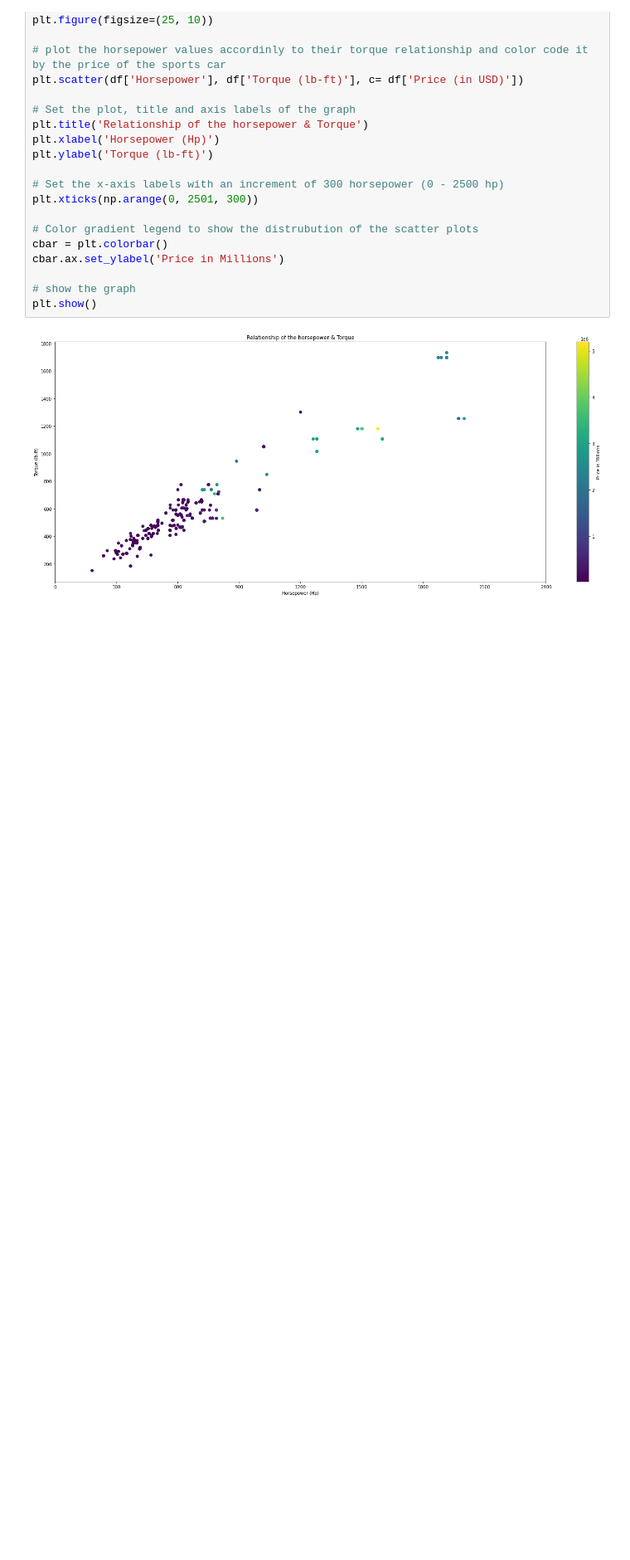
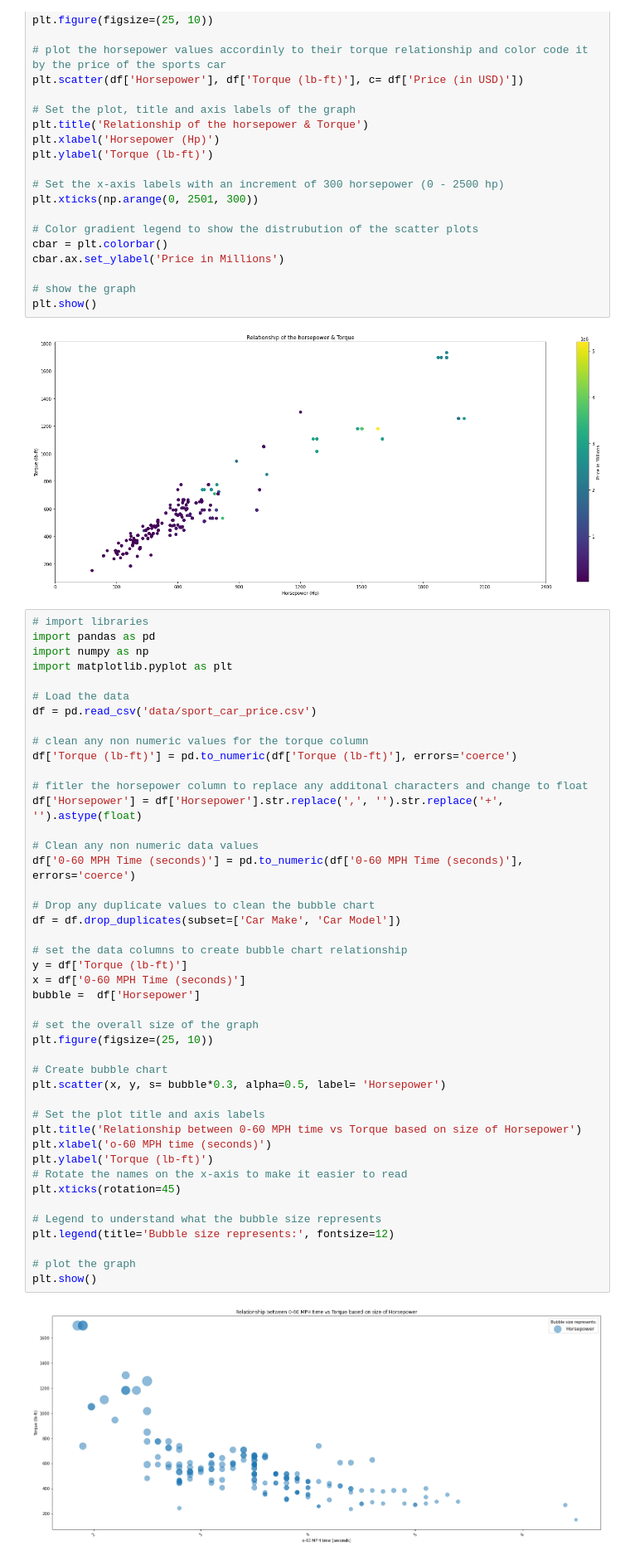
Before and after one commit to NishTewari/Data-Visualization-Project, a Jupyter notebook: Project.ipynb, the cells around one changed output. Shown at 83% size. Cells and saved outputs as stored; diff of their text form; blank space fills up the shorter version.

Commit message:
create bubble chart graph

```diff
--- a/Project.ipynb
+++ b/Project.ipynb
@@ -208,3 +170,49 @@ cbar.ax.set_ylabel('Price in Millions')
 plt.show()
 # %% [output]
 [figure]
+# %%
+# import libraries
+import pandas as pd
+import numpy as np
+import matplotlib.pyplot as plt
+
+# Load the data
+df = pd.read_csv('data/sport_car_price.csv')
+
+# clean any non numeric values for the torque column
+df['Torque (lb-ft)'] = pd.to_numeric(df['Torque (lb-ft)'], errors='coerce')
+
+# fitler the horsepower column to replace any additonal characters and change to float
+df['Horsepower'] = df['Horsepower'].str.replace(',', '').str.replace('+', '').astype(float)
+
+# Clean any non numeric data values
+df['0-60 MPH Time (seconds)'] = pd.to_numeric(df['0-60 MPH Time (seconds)'], errors='coerce')
+
+# Drop any duplicate values to clean the bubble chart
+df = df.drop_duplicates(subset=['Car Make', 'Car Model'])
+
+# set the data columns to create bubble chart relationship
+y = df['Torque (lb-ft)']
+x = df['0-60 MPH Time (seconds)']
+bubble =  df['Horsepower']
+
+# set the overall size of the graph
+plt.figure(figsize=(25, 10))
+
+# Create bubble chart
+plt.scatter(x, y, s= bubble*0.3, alpha=0.5, label= 'Horsepower')
+
+# Set the plot title and axis labels
+plt.title('Relationship between 0-60 MPH time vs Torque based on size of Horsepower')
+plt.xlabel('o-60 MPH time (seconds)')
+plt.ylabel('Torque (lb-ft)')
+# Rotate the names on the x-axis to make it easier to read
+plt.xticks(rotation=45)
+
+# Legend to understand what the bubble size represents
+plt.legend(title='Bubble size represents:', fontsize=12)
+
+# plot the graph
+plt.show()
+# %% [output]
+[figure, added]
```
Also changed, not shown: parts of 2 cells of this notebook.
